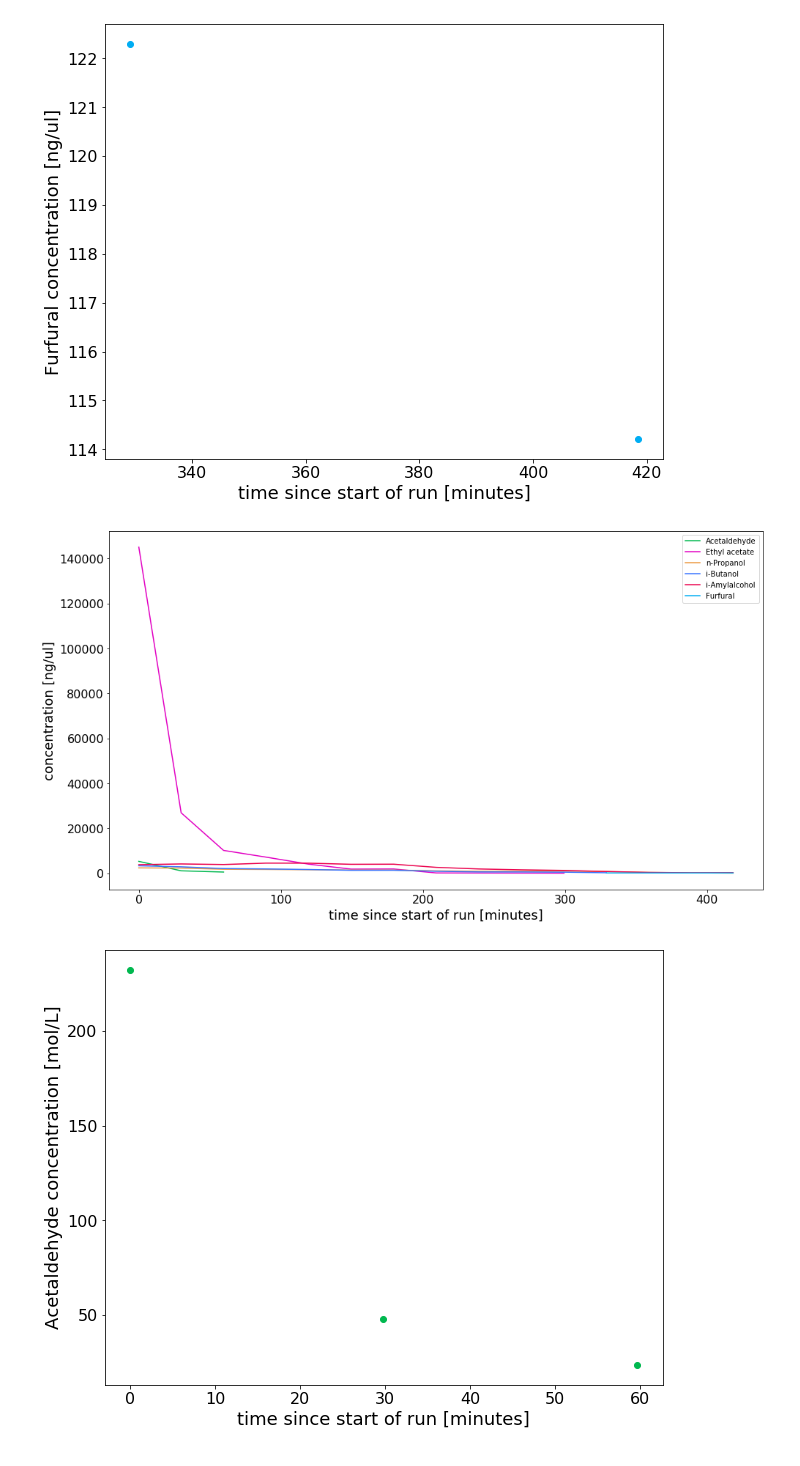
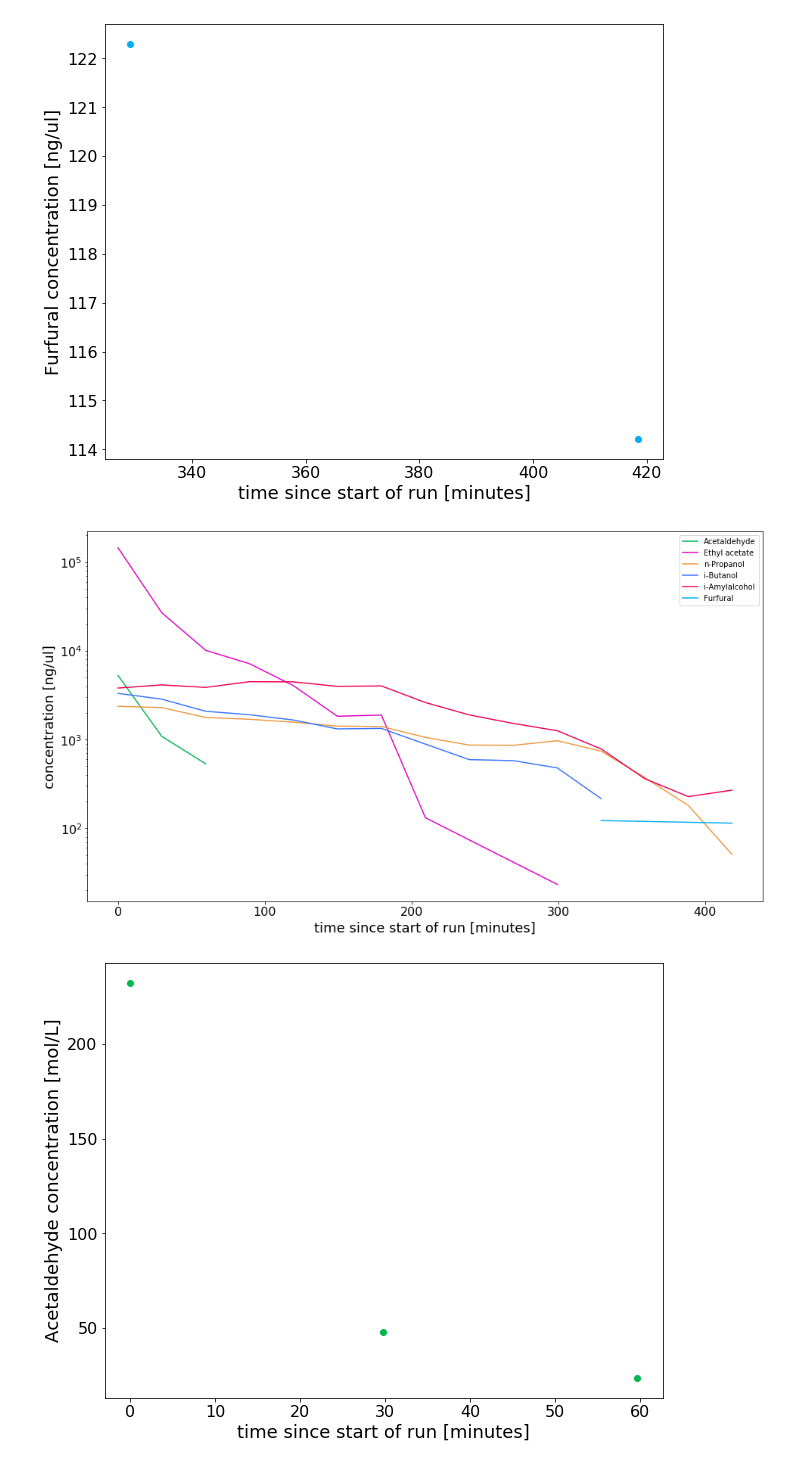
Before and after one commit to Cool-Dr-T/BandD_whisky_assignment2, a Jupyter notebook: import_sample_results.ipynb, the cells around one changed output. Saved outputs shown, nothing was run; the diff lists cells and outputs as text; code cells hidden in the pictures.

```diff
--- a/import_sample_results.ipynb
+++ b/import_sample_results.ipynb
@@ -185,33 +185,33 @@ for chem,col in zip(sps,chem_cols):
 # %%
 
 
 fig,ax=plt.subplots(1,figsize=(16,9))
 for chem,col in zip(sps,chem_cols):
     if not chem == internal_std:
         trace=full_run[full_run['name']==chem]
         peaks=np.array(trace['peak area'])
         sample_nums=np.array(trace['sample'])
         trace_rfs=[]
         trace_times=[]
         for peak,s in zip(peaks,sample_nums):
             trace_rfs.append(peak/istds[str(s)])
             trace_times.append(sample_times[s-1])
         xs=[t-sample_times[0] for t in trace_times]
         x=[x.total_seconds()/60 for x in xs]
         rfs=np.array(trace_rfs)
         trace_concs=(rfs-calibration.loc[chem,'b'])/calibration.loc[chem,'a']
         ax.plot(x,trace_concs,label=chem,c=col)
 
 plt.xticks(fontsize=16)
 plt.yticks(fontsize=16)
 ax.set_ylabel('concentration [ng/ul]',fontdict=font)
 ax.set_xlabel('time since start of run [minutes]',fontdict=font)
 plt.legend()
-pic_file=os.path.join(os.getcwd(),'_output/experiment.png')
-#plt.yscale("log")
-#plt.savefig(pic_file,bbox_inches='tight')
+pic_file=os.path.join(os.getcwd(),'_output/experiment_conc.png')
+plt.yscale("log")
+plt.savefig(pic_file,bbox_inches='tight')
 # %% [output]
-[figure, old version]
+[figure, new version]
 # %%
 calib_file=os.path.join(os.getcwd(),'_data/calibration_fit_molar.pkl')
 calibration_mol=pd.read_pickle(calib_file)
```
Also changed, not shown: parts of 2 cells of this notebook.
